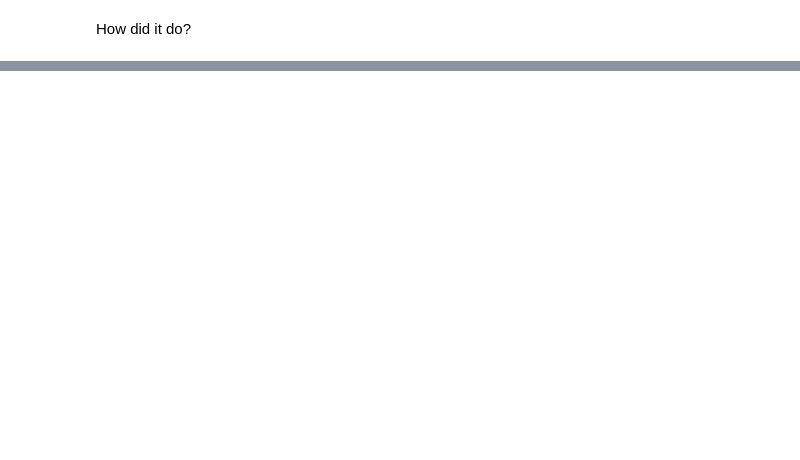
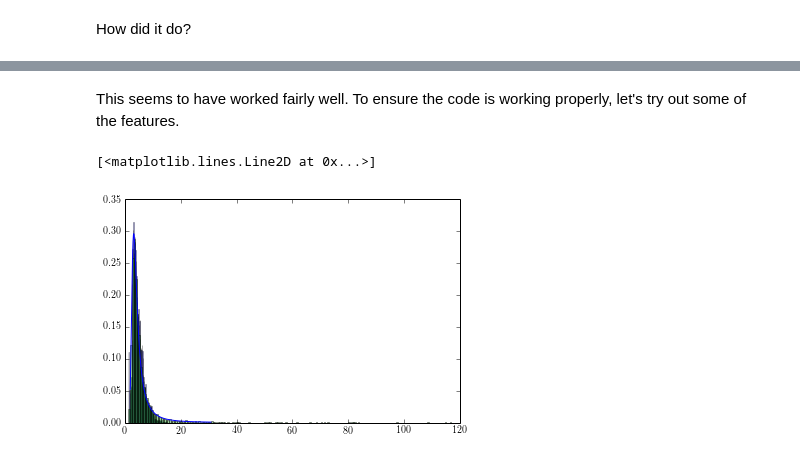
Before and after one commit to Astroua/plndist, a Jupyter notebook: DPLogNorm.ipynb, the cells around one changed output, grey strips where cells are left out. Cells and saved outputs as stored; diff of their text form; code cells hidden in the pictures; blank space fills up the shorter version.

```diff
--- a/DPLogNorm.ipynb
+++ b/DPLogNorm.ipynb
@@ -68,0 +98,11 @@ plt.plot(x, dpln.pdf(x, *fit))
+# %% [markdown]
+This seems to have worked fairly well. To ensure the code is working properly, let's try out some of the features.
+# %%
+rv = pln(fit2[0], fit2[1], fit2[2], loc=fit2[3], scale=fit2[4])
+plt.hist(data, bins=100, color="b", alpha=0.3, normed=1)
+plt.hist(rv.rvs(size=5000), bins=200, color="g", alpha=0.4, normed=1)
+plt.plot(x2, rv.pdf(x2))
+# plt.xlim([0,30])
+# %% [output]
+[<matplotlib.lines.Line2D at 0x...>]
+[figure, added]
```
Also changed, not shown: parts of 13 cells of this notebook, 2 other files.
